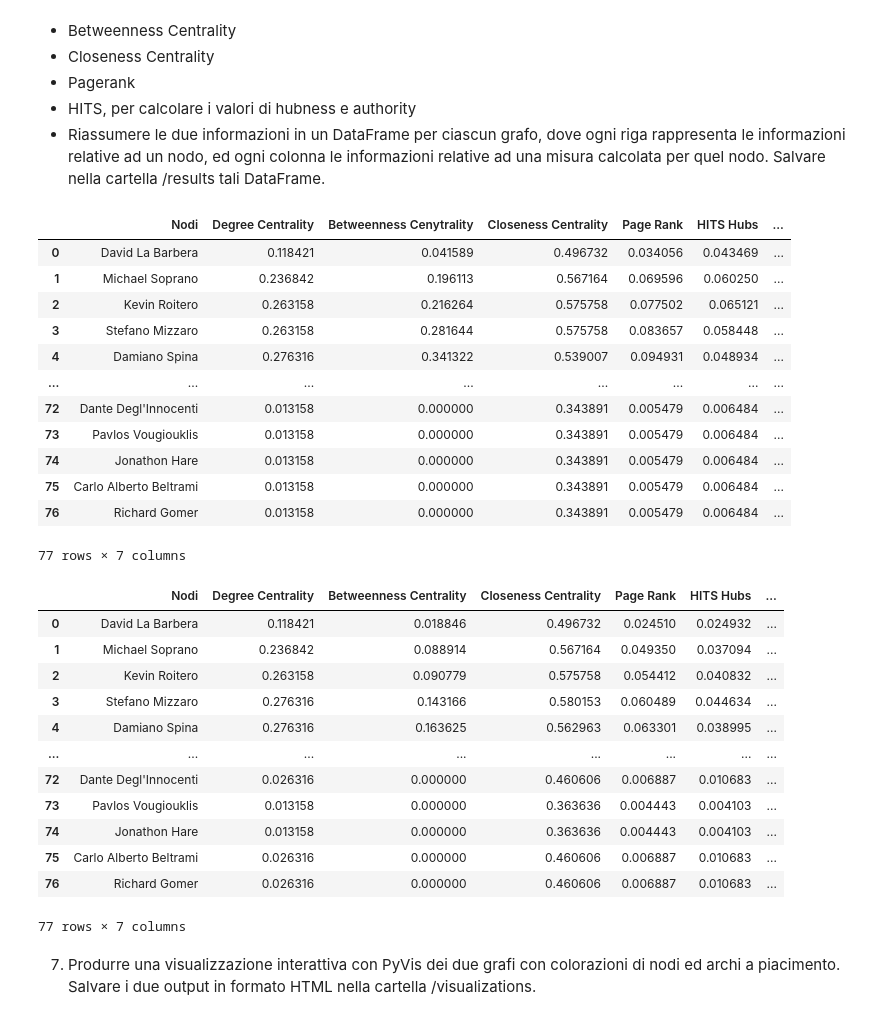
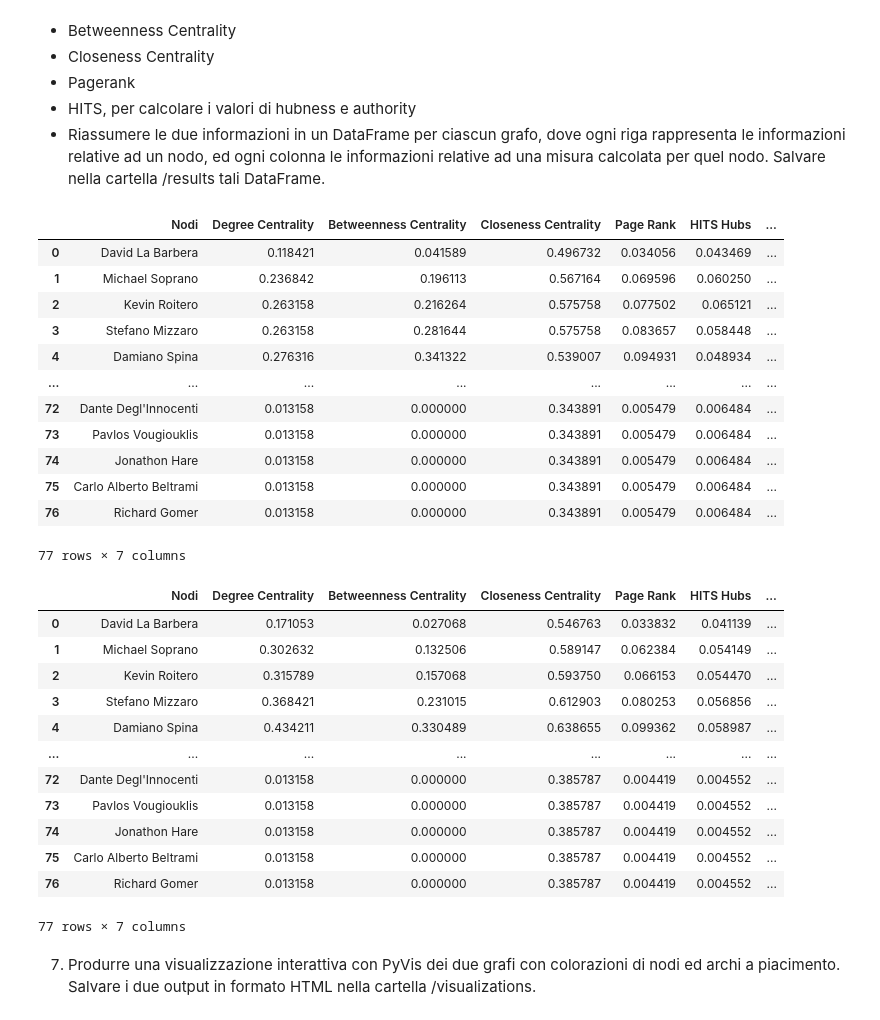
Before and after one commit to Vegaz10/Coautori_SocialComputing, a Jupyter notebook: progetto-Bariviera_Massarutto_Mattarelli_Puzzer.ipynb, the cells around one changed output. Drawn from its saved outputs; the diff is of its cells as text; code cells hidden in the pictures.

```diff
--- a/progetto-Bariviera_Massarutto_Mattarelli_Puzzer.ipynb
+++ b/progetto-Bariviera_Massarutto_Mattarelli_Puzzer.ipynb
@@ -276,14 +285,19 @@ b. Visualizzare e salvare il nuovo grafo come fatto al punto 3b
 ##4.a
 
 ## Come base viene usato il grafo precedente
+
+
 extended_coautorship_graph = coautorship_graph.copy()
 
-## Generazione nuove tuple di archi in base alla tecnica preferential attachment
 new_edges_list = list(nx.preferential_attachment(extended_coautorship_graph))
-new_edges_tuple = [(edge[0], edge[1]) for edge in new_edges_list]# add_edges_from: (array) ...
 
-##  Aggiunta dei nuovi nodi
-extended_coautorship_graph.add_edges_from(new_edges_tuple[:50])
+new_edges_list.sort(key= lambda x:x[2], ## ordina in base al valore p di preferential_attachment
+                    reverse=True
+                    )
+
+new_edges_tuple  = [(item[0], item[1]) for item in new_edges_list[:50]]
+
+extended_coautorship_graph.add_edges_from(new_edges_tuple)
 
 ## Salvataggio grafo
 with open('graphs\\extended_coauthorship_graph.gpickle', 'wb') as file:
@@ -293,9 +307,16 @@ with open('graphs\\extended_coauthorship_graph.gpickle', 'wb') as file:
 
 ## Stampa del grafo...
 plt.figure(figsize=(15, 15))
+
+## Ogni nodo viene aggiunto un attributo "color" (stringa) che ne identifica il colore nel grafico
+for node, color in zip(extended_coautorship_graph.nodes(), Choose_Node_Color(extended_coautorship_graph)):
+    extended_coautorship_graph.nodes[node]['label'] = str(node)
+    extended_coautorship_graph.nodes[node]['color'] = color
+
+## parametri di visualizzazione
 nx.draw(extended_coautorship_graph,
         pos=nx.spring_layout(extended_coautorship_graph),
-        node_color= Node_Color(extended_coautorship_graph),
+        node_color= [extended_coautorship_graph.nodes[node]['color'] for node in extended_coautorship_graph.nodes],
         edge_color='grey',
         width=1,
         with_labels=True
@@ -383,7 +404,7 @@ hubs_extended_coautorship,authorities_extended_coautorship=hits_extended_coautor
 coautorship = {
     'Nodi' : degree_centrality_coautorship_graph.keys(),
     'Degree Centrality' : degree_centrality_coautorship_graph.values(),
-    'Betweenness Cenytrality' : betweennes_centrality_coautorship_graph.values(),
+    'Betweenness Centrality' : betweennes_centrality_coautorship_graph.values(),
     'Closeness Centrality' : closeness_centrality_coautorship_graph.values(),
     'Page Rank' : page_rank_coautorship_graph.values(),
     'HITS Hubs' : hubs_coautorship.values(),
@@ -398,45 +419,45 @@ extended_coauthorship = {
     'Betweenness Centrality' : betweennes_centrality_extended_coautorship_graph.values(),
     'Closeness Centrality' : closeness_centrality_extended_coautorship_graph.values(),
     'Page Rank' : page_rank_extended_coautorship_graph.values(),
     'HITS Hubs' : hubs_extended_coautorship.values(),
     'HITS Authorities' : authorities_extended_coautorship.values()
 
 }
 
 coauthorship_extended_df = pd.DataFrame(extended_coauthorship)
 
 display(coauthorship_df)
 display(coauthorship_extended_df)
 
 #creazione dei file
 coauthorship_df.to_csv("results\\first_graph_centralities.csv", index = False)
 coauthorship_extended_df.to_csv("results\\extended_graph_centralities.csv", index = False)
 # %% [output]
-|  | Nodi | Degree Centrality | Betweenness Cenytrality | Closeness Centrality | Page Rank | HITS Hubs | ... |
+|  | Nodi | Degree Centrality | Betweenness Centrality | Closeness Centrality | Page Rank | HITS Hubs | ... |
 | 0 | David La Barbera | 0.118421 | 0.041589 | 0.496732 | 0.034056 | 0.043469 | ... |
 | 1 | Michael Soprano | 0.236842 | 0.196113 | 0.567164 | 0.069596 | 0.060250 | ... |
 | 2 | Kevin Roitero | 0.263158 | 0.216264 | 0.575758 | 0.077502 | 0.065121 | ... |
 | 3 | Stefano Mizzaro | 0.263158 | 0.281644 | 0.575758 | 0.083657 | 0.058448 | ... |
 | 4 | Damiano Spina | 0.276316 | 0.341322 | 0.539007 | 0.094931 | 0.048934 | ... |
 | ... | ... | ... | ... | ... | ... | ... | ... |
 | 72 | Dante Degl'Innocenti | 0.013158 | 0.000000 | 0.343891 | 0.005479 | 0.006484 | ... |
 | 73 | Pavlos Vougiouklis | 0.013158 | 0.000000 | 0.343891 | 0.005479 | 0.006484 | ... |
 | 74 | Jonathon Hare | 0.013158 | 0.000000 | 0.343891 | 0.005479 | 0.006484 | ... |
 | 75 | Carlo Alberto Beltrami | 0.013158 | 0.000000 | 0.343891 | 0.005479 | 0.006484 | ... |
 | 76 | Richard Gomer | 0.013158 | 0.000000 | 0.343891 | 0.005479 | 0.006484 | ... |
 77 rows × 7 columns
 |  | Nodi | Degree Centrality | Betweenness Centrality | Closeness Centrality | Page Rank | HITS Hubs | ... |
-| 0 | David La Barbera | 0.118421 | 0.018846 | 0.496732 | 0.024510 | 0.024932 | ... |
-| 1 | Michael Soprano | 0.236842 | 0.088914 | 0.567164 | 0.049350 | 0.037094 | ... |
-| 2 | Kevin Roitero | 0.263158 | 0.090779 | 0.575758 | 0.054412 | 0.040832 | ... |
-| 3 | Stefano Mizzaro | 0.276316 | 0.143166 | 0.580153 | 0.060489 | 0.044634 | ... |
-| 4 | Damiano Spina | 0.276316 | 0.163625 | 0.562963 | 0.063301 | 0.038995 | ... |
+| 0 | David La Barbera | 0.171053 | 0.027068 | 0.546763 | 0.033832 | 0.041139 | ... |
+| 1 | Michael Soprano | 0.302632 | 0.132506 | 0.589147 | 0.062384 | 0.054149 | ... |
+| 2 | Kevin Roitero | 0.315789 | 0.157068 | 0.593750 | 0.066153 | 0.054470 | ... |
+| 3 | Stefano Mizzaro | 0.368421 | 0.231015 | 0.612903 | 0.080253 | 0.056856 | ... |
+| 4 | Damiano Spina | 0.434211 | 0.330489 | 0.638655 | 0.099362 | 0.058987 | ... |
 | ... | ... | ... | ... | ... | ... | ... | ... |
-| 72 | Dante Degl'Innocenti | 0.026316 | 0.000000 | 0.460606 | 0.006887 | 0.010683 | ... |
-| 73 | Pavlos Vougiouklis | 0.013158 | 0.000000 | 0.363636 | 0.004443 | 0.004103 | ... |
-| 74 | Jonathon Hare | 0.013158 | 0.000000 | 0.363636 | 0.004443 | 0.004103 | ... |
-| 75 | Carlo Alberto Beltrami | 0.026316 | 0.000000 | 0.460606 | 0.006887 | 0.010683 | ... |
-| 76 | Richard Gomer | 0.026316 | 0.000000 | 0.460606 | 0.006887 | 0.010683 | ... |
+| 72 | Dante Degl'Innocenti | 0.013158 | 0.000000 | 0.385787 | 0.004419 | 0.004552 | ... |
+| 73 | Pavlos Vougiouklis | 0.013158 | 0.000000 | 0.385787 | 0.004419 | 0.004552 | ... |
+| 74 | Jonathon Hare | 0.013158 | 0.000000 | 0.385787 | 0.004419 | 0.004552 | ... |
+| 75 | Carlo Alberto Beltrami | 0.013158 | 0.000000 | 0.385787 | 0.004419 | 0.004552 | ... |
+| 76 | Richard Gomer | 0.013158 | 0.000000 | 0.385787 | 0.004419 | 0.004552 | ... |
 77 rows × 7 columns
 # %% [markdown]
 7. Produrre una visualizzazione interattiva con PyVis dei due grafi con colorazioni di
```
Also changed, not shown: parts of 13 cells of this notebook, 8 other files.
